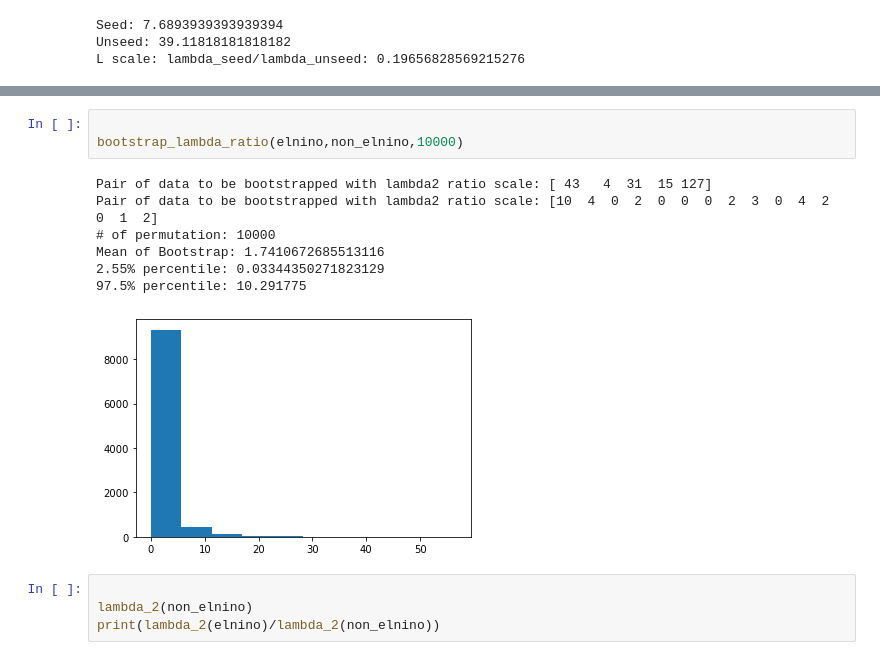
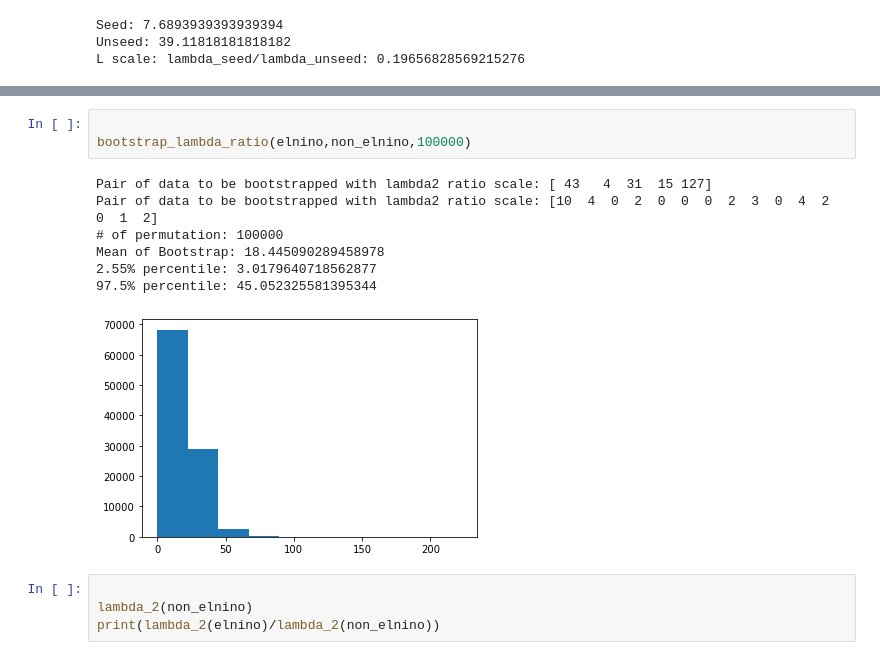
Before and after one commit to Nabizeus/Wilks_Statistics, a Jupyter notebook: Chapter_5/Wilks-Aufgabe - 5.9 - Resampling - A.3 Precip - 26 -APR-2021.ipynb, the cells around one changed output, grey strips where cells are left out. Drawn from its saved outputs; the diff is of its cells as text.

```diff
--- a/Chapter_5/Wilks-Aufgabe - 5.9 - Resampling - A.3 Precip - 26 -APR-2021.ipynb
+++ b/Chapter_5/Wilks-Aufgabe - 5.9 - Resampling - A.3 Precip - 26 -APR-2021.ipynb
@@ -337,14 +178,14 @@ Mean of Bootstrap Data 2: 1.2094833333333332
 # %%
 
-bootstrap_lambda_ratio(elnino,non_elnino,10000)
+bootstrap_lambda_ratio(elnino,non_elnino,100000)
 # %% [output]
 Pair of data to be bootstrapped with lambda2 ratio scale: [ 43   4  31  15 127]
 Pair of data to be bootstrapped with lambda2 ratio scale: [10  4  0  2  0  0  0  2  3  0  4  2  0  1  2]
-# of permutation: 10000
-Mean of Bootstrap: 1.7410672685513116
-2.55% percentile: 0.03344350271823129
-97.5% percentile: 10.291775
+# of permutation: 100000
+Mean of Bootstrap: 18.445090289458978
+2.55% percentile: 3.0179640718562877
+97.5% percentile: 45.052325581395344
-[figure, old version]
+[figure, new version]
 # %%
 
 lambda_2(non_elnino)
```
Also changed, not shown: parts of 10 cells of this notebook, 6 other files.
